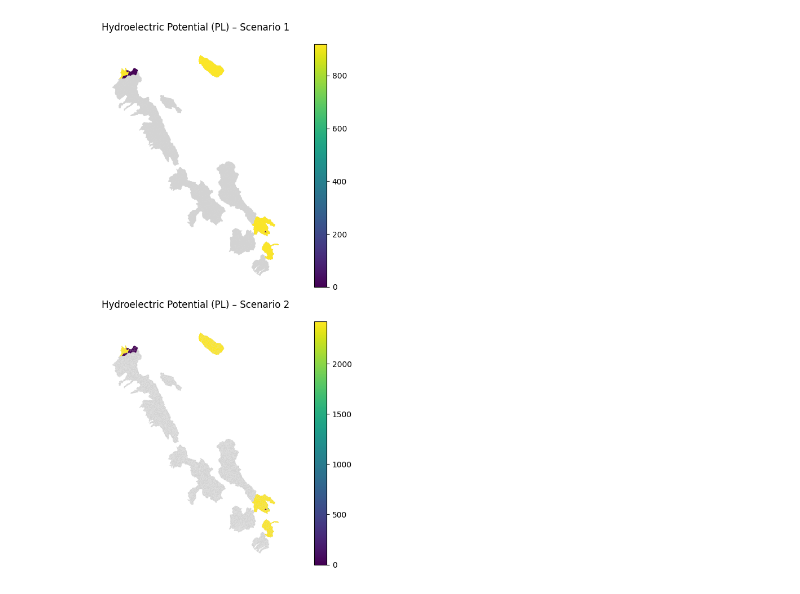
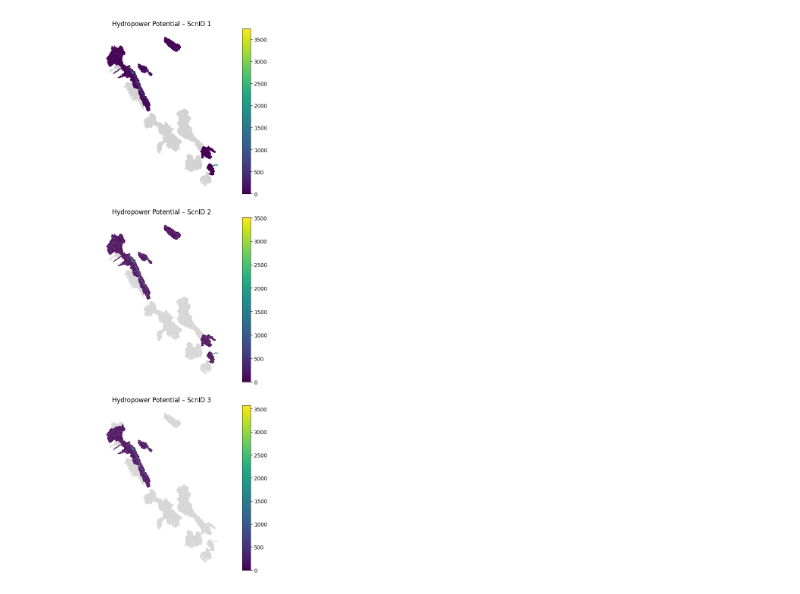
Before and after one commit to RTIInternational/iki-risk-assessment, a Jupyter notebook: Indicadores/Vulnerabilidad/VSB6.ipynb, the cells around one changed output. Saved outputs shown, nothing was run; the diff lists cells and outputs as text; code cells hidden in the pictures.

```diff
--- a/Indicadores/Vulnerabilidad/VSB6.ipynb
+++ b/Indicadores/Vulnerabilidad/VSB6.ipynb
@@ -36,9 +43,10 @@ master_path = Path(config["master_path"])
 # %%
 subbasins_shapefile = master_path / "Modelacion" / "Grupos_Modelacion" / "GIS_WaterALLOC_General" / "Peru_AHD_with_districts.shp"
 db_path = master_path / "Indicadores" / "BD_RiesgoClimatico_IKI.db"
-wateralloc_db = master_path / "Modelacion" / "Grupos_Modelacion" / "Resultados" / "BalanceHidrico.sqlite"
+#wateralloc_db = master_path / "Modelacion" / "Grupos_Modelacion" / "Resultados" / "BalanceHidrico.sqlite"
+wateralloc_db = fr"C:\Users\sbakar\OneDrive - Research Triangle Institute\IKI Peru Project - General\Interno\AI2b_Modelacion\Grupos_Modelacion\Resultados\BalanceHidrico.sqlite"
 catchments_shapefile = master_path / "Modelacion" / "Grupos_Modelacion" / "GIS_WaterALLOC_General" / "Peru_catchment_modeling.shp"
-flowlines_shapefile = master_path / "Modelacion" / "Grupos_Modelacion" / "GIS_WaterALLOC_General" / "Peru_flowlines_modeling.shp"
+flowlines_shapefile = master_path / "Modelacion" / "Grupos_Modelacion" / "GIS_WaterALLOC_General" / "Peru_streamline_modeling.shp"
 hydraulic_head = master_path / "Indicadores" / "HydraulicHead.csv"
 # %%
 # set up indicator ID and get scenarios from database
@@ -164,5 +140,11 @@ head_df = pd.read_csv(hydraulic_head)
 # %%
 # function to compute hydroelectric potential (PL)
 def compute_PL(Q, H, g=9.81):
-    return g * Q * H
+    return g * Q * H * 1000 # where 1000 is the density of water in kg per cubic meter
+# %%
+# Base COMIDs from subbasins
+base_comids = subbasins_gdf[['COMID']].drop_duplicates()
+base_scenarios = wa_map_df[['ScnID']]
+
+base_index = base_comids.merge(base_scenarios, how='cross')
 # %%
@@ -206,44 +179,37 @@ pl_results['PL_MW'] = pl_results['PL_W'] / 1e6
 # %%
 # Merge PL results with subbasins geometries for plotting
-subbasins_plot_gdf = subbasins_gdf[['COMID', 'geometry']].merge(
+plot_gdf = subbasins_gdf[['COMID', 'geometry','Cuenca']].merge(
     pl_results,
     on='COMID',
     how='left'
 )
 # %%
-# List of scenarios (drop NaNs just in case)
-scenarios = sorted(subbasins_plot_gdf['ScnID_dynamic'].dropna().unique())
-n_scenarios = len(scenarios)
+scenarios = sorted(plot_gdf['ScnID'].dropna().unique())
 
-fig, axes = plt.subplots(n_scenarios, 1,figsize=(10, 5 * n_scenarios))
+fig, axes = plt.subplots(len(scenarios), 1, figsize=(10, 5 * len(scenarios)))
 
-if n_scenarios == 1:
+if len(scenarios) == 1:
     axes = [axes]
 
-for i, scn_id in enumerate(scenarios):
+for i, scn in enumerate(scenarios):
     ax = axes[i]
+    data = plot_gdf[plot_gdf['ScnID'] == scn]
 
-    data = subbasins_plot_gdf[subbasins_plot_gdf['ScnID_dynamic'] == scn_id]
-    data.plot(ax=ax,color='lightgrey',edgecolor='none')
+    data.plot(ax=ax, color='lightgrey', edgecolor='none')
 
-    data_valid = data[data['PL_W'].notna()]
-
-    if not data_valid.empty:
-        vmin = data_valid['PL_MW'].quantile(0.02)
-        vmax = data_valid['PL_MW'].quantile(0.98)
-        data_valid.plot(
-            column='PL_W',
+    valid = data[data['PL_MW'].notna()]
+    if not valid.empty:
+        valid.plot(
+            column='PL_MW',
             ax=ax,
             cmap='viridis',
-            legend=True,
-            vmin=vmin,
-            vmax=vmax
+            legend=True
         )
 
-    ax.set_title(f"Hydroelectric Potential (PL) – Scenario {scn_id}")
+    ax.set_title(f"Hydropower Potential – ScnID {scn}")
     ax.axis('off')
 
 plt.tight_layout()
 plt.show()
 # %% [output]
-[figure, old version]
+[figure, new version]
```
Also changed, not shown: parts of 18 cells of this notebook, 43 other files.
